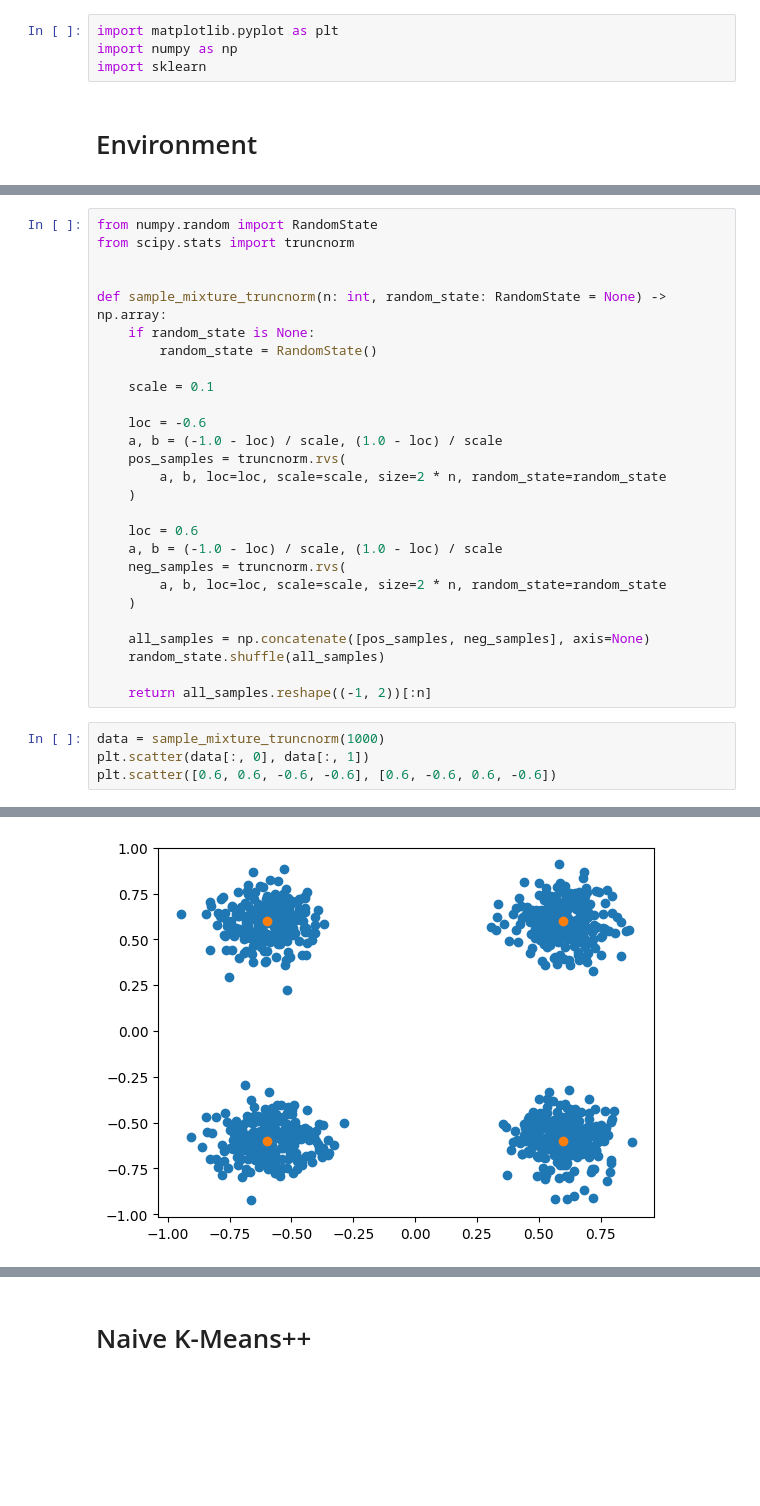
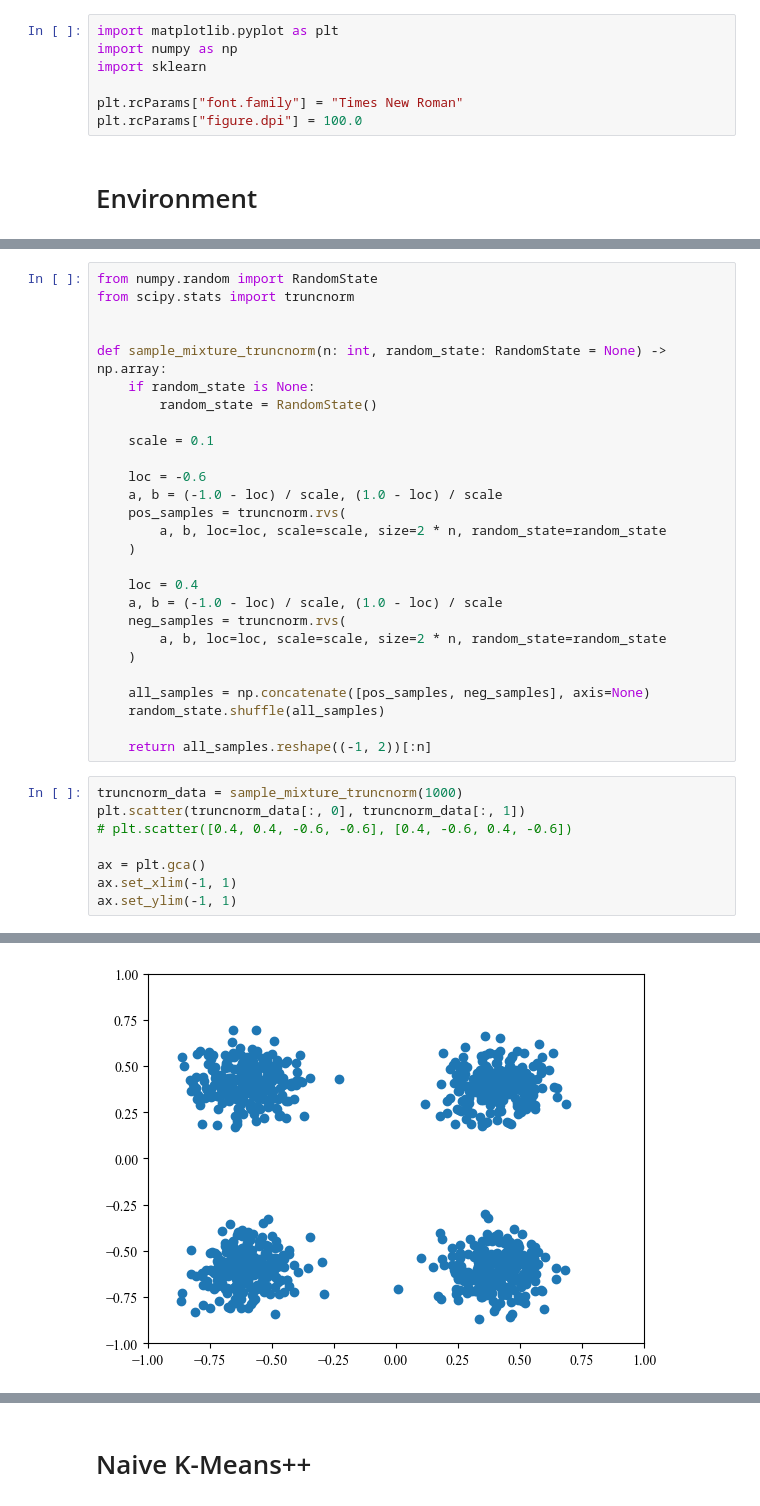
Before and after one commit to felix-cfzhou/replicable_clustering_experiments, a Jupyter notebook: replicable_clustering.ipynb, the cells around one changed output, grey strips where cells are left out. Drawn from its saved outputs; the diff is of its cells as text; blank space fills up the shorter version.

```diff
--- a/replicable_clustering.ipynb
+++ b/replicable_clustering.ipynb
@@ -2,5 +2,8 @@
 import matplotlib.pyplot as plt
 import numpy as np
 import sklearn
+
+plt.rcParams["font.family"] = "Times New Roman"
+plt.rcParams["figure.dpi"] = 100.0
 # %% [markdown]
 # Environment
@@ -21,7 +26,7 @@ def sample_mixture_truncnorm(n: int, random_state: RandomState = None) -> np.arr
         a, b, loc=loc, scale=scale, size=2 * n, random_state=random_state
     )
 
-    loc = 0.6
+    loc = 0.4
     a, b = (-1.0 - loc) / scale, (1.0 - loc) / scale
     neg_samples = truncnorm.rvs(
         a, b, loc=loc, scale=scale, size=2 * n, random_state=random_state
@@ -32,7 +37,11 @@ def sample_mixture_truncnorm(n: int, random_state: RandomState = None) -> np.arr
 
     return all_samples.reshape((-1, 2))[:n]
 # %%
-data = sample_mixture_truncnorm(1000)
-plt.scatter(data[:, 0], data[:, 1])
-plt.scatter([0.6, 0.6, -0.6, -0.6], [0.6, -0.6, 0.6, -0.6])
+truncnorm_data = sample_mixture_truncnorm(1000)
+plt.scatter(truncnorm_data[:, 0], truncnorm_data[:, 1])
+# plt.scatter([0.4, 0.4, -0.6, -0.6], [0.4, -0.6, 0.4, -0.6])
+
+ax = plt.gca()
+ax.set_xlim(-1, 1)
+ax.set_ylim(-1, 1)
 # %% [output]
@@ -40 +49 @@ plt.scatter([0.6, 0.6, -0.6, -0.6], [0.6, -0.6, 0.6, -0.6])
-[figure, old version]
+[figure, new version]
```
Also changed, not shown: parts of 29 cells of this notebook, 5 other files.
